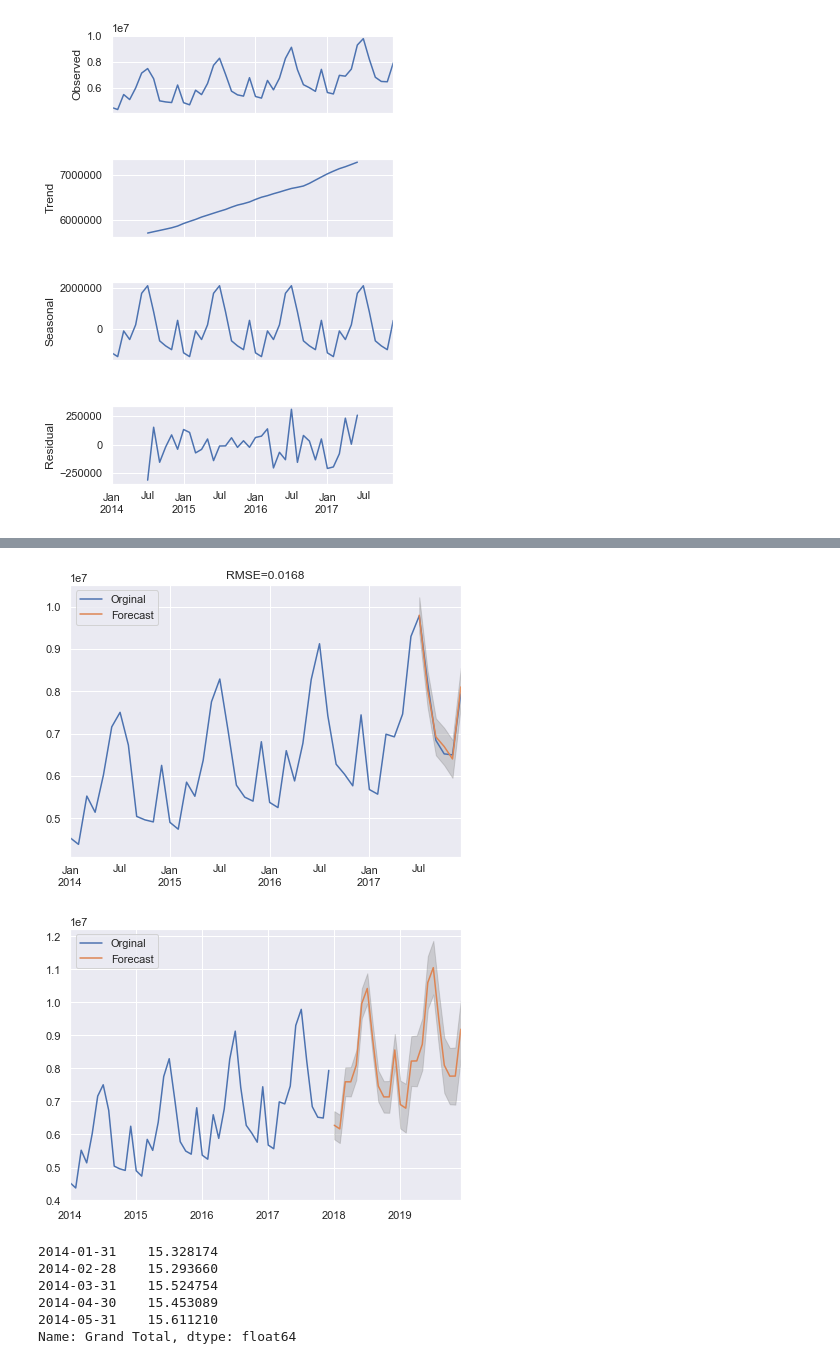
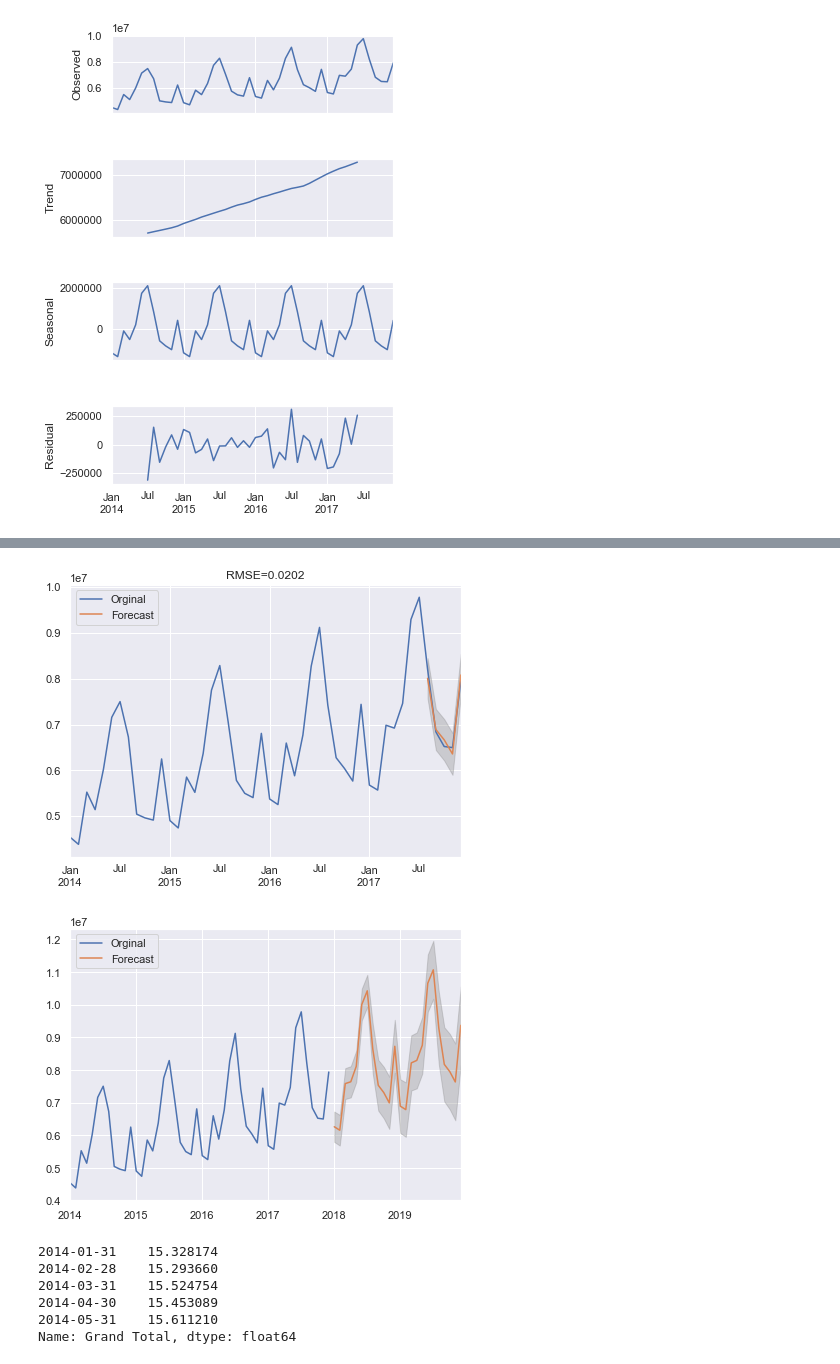
Before and after one commit to PenguinSu/SpringboardDS, a Jupyter notebook: Capstone_Project_Tourism/In_Depth_Analysis.ipynb, the cells around one changed output, grey strips where cells are left out. Cells and saved outputs as stored; diff of their text form; code cells hidden in the pictures.

```diff
--- a/Capstone_Project_Tourism/In_Depth_Analysis.ipynb
+++ b/Capstone_Project_Tourism/In_Depth_Analysis.ipynb
@@ -87,3 +87,13 @@ plt.show()
 outbounds_decomp = plot_decompose(outbounds['Grand Total'])
 # %% [output]
 [figure]
+# %%
+# Set split point
+train_size = int(len(outbounds['Grand Total']) * 0.9)
+training, testing = outbounds['Grand Total'].iloc[:train_size], outbounds['Grand Total'].iloc[train_size:]
+# Inspect training set
+display(training.head())
+display(training.tail())
+# Inspect testing set
+display(testing.head())
+display(testing.tail())
@@ -105,7 +140,7 @@ min_aic = np.inf
 for order in orders:
     for seasonal_order in seasonal_orders:
         for trend in trends:
-            model = SARIMAX(outbounds['Grand Total'], order=order, seasonal_order=seasonal_order, trend=trend, enforce_stationarity=False, enforce_invertibility=False)
+            model = SARIMAX(training, order=order, seasonal_order=seasonal_order, trend=trend, enforce_stationarity=False, enforce_invertibility=False)
             results = model.fit()
             print('SARIMA{}x{}: trend={}, AIC={}'.format(order, seasonal_order, trend, results.aic))
             # Check if the current model performs better
@@ -147,35 +190,33 @@ SARIMA(1, 1, 0)x(1, 0, 0, 12): trend=c, AIC=1014.5899437935075
 # %%
 # Create SARIMA model with the best hyperparameters
-model_raw = SARIMAX(outbounds['Grand Total'], order=best_order, seasonal_order=best_seasonal_order, trend=best_trend, enforce_stationarity=False, enforce_invertibility=False)
+model_raw = SARIMAX(training, order=best_order, seasonal_order=best_seasonal_order, trend=best_trend, enforce_stationarity=False, enforce_invertibility=False)
 # Fit the model
 results_raw = model_raw.fit()
-# Create the date range for prediction
-dates_r = pd.date_range(start='2017-07', end='2017-12-31', freq='M')
 # Predict
-pred_raw = results_raw.get_prediction(start=dates_r[0], end=dates_r[-1], freq='M', dynamic=True)
+pred_raw = results_raw.get_forecast(steps=len(testing))
 # Get the 95% confidence interval
 pred_r_ci = pred_raw.conf_int()
 # predicted values
 pred_r = pred_raw.predicted_mean
 # Plot the predictions and original data
 ax = outbounds['Grand Total'].plot(label='Orginal', figsize=(7,5))
 pred_r.plot(label='Forecast')
 ax.fill_between(pred_r_ci.index, pred_r_ci.iloc[:,0], pred_r_ci.iloc[:,1], color='grey', alpha=0.3)
 plt.legend(loc='upper left')
-plt.title('RMSE={:.4f}'.format(rmse(outbounds['Grand Total'].loc[dates_r], pred_r)))
+plt.title('RMSE={:.4f}'.format(rmse(testing, pred_r)))
 plt.show()
 # %% [output]
-[figure, old version]
+[figure, new version]
 # %%
 # Forecast 2018 and 2019
 # Create date range for prediction
 dates1819 = pd.date_range(start='2018-01', end='2019-12-31', freq='M')
 # Predict
-pred_1819 = results_raw.get_prediction(start=dates1819[0], end=dates1819[-1], freq='M', dynamic=True)
+pred_1819 = results_raw.get_forecast(steps=len(testing)+24)
 # Get the 95% confidence interval
-pred1819_ci = pred_1819.conf_int()
+pred1819_ci = pred_1819.conf_int().loc['2018-01-31':]
 # Get the predictions
-predictions1819 = pred_1819.predicted_mean
+predictions1819 = pred_1819.predicted_mean.loc['2018-01-31':]
 # Plot the predictions and original data
 ax = outbounds['Grand Total'].plot(label='Orginal', figsize=(7,5))
 predictions1819.plot(label='Forecast')
@@ -183,7 +224,7 @@ ax.fill_between(pred1819_ci.index, pred1819_ci.iloc[:,0], pred1819_ci.iloc[:,1],
 plt.legend(loc='upper left')
 plt.show()
 # %% [output]
-[figure, old version]
+[figure, new version]
 # %%
 # Check data with logarithm
 total_log = outbounds['Grand Total'].apply(lambda x: np.log(x))
```
Also changed, not shown: parts of 10 cells of this notebook.
